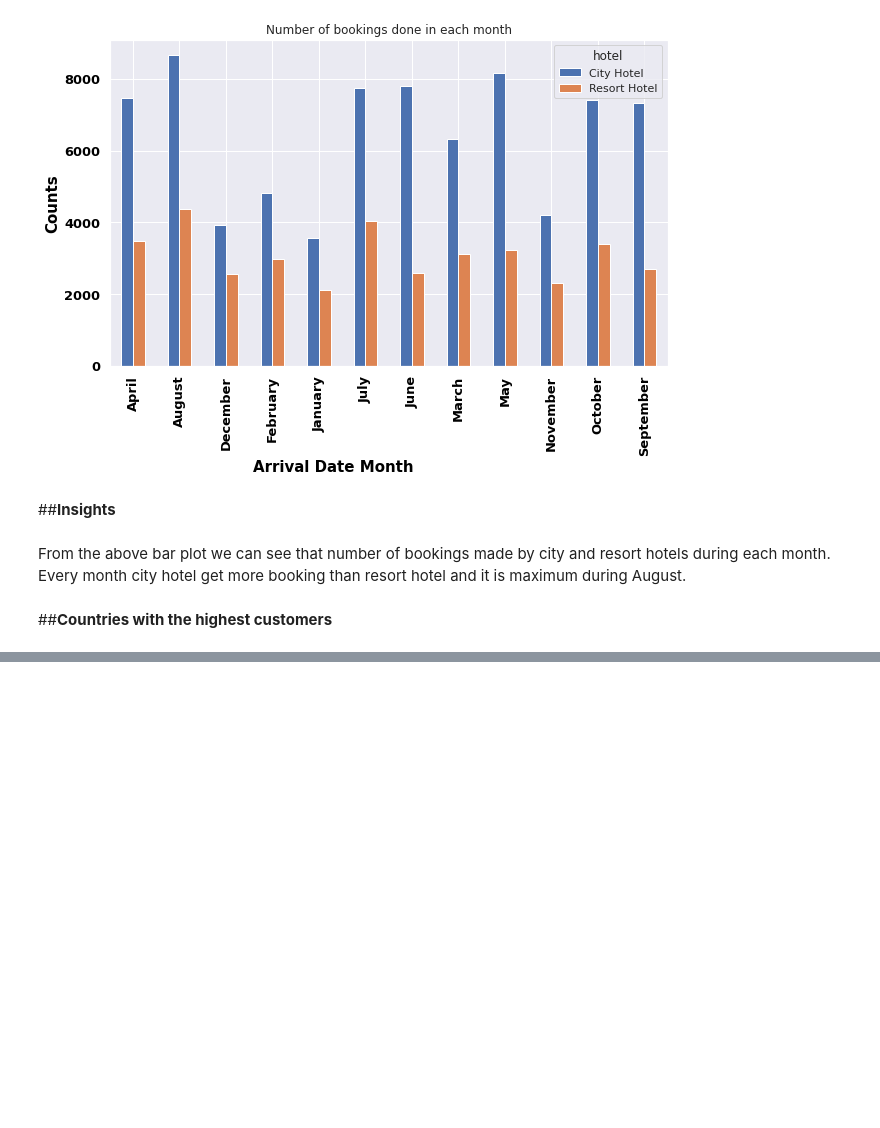
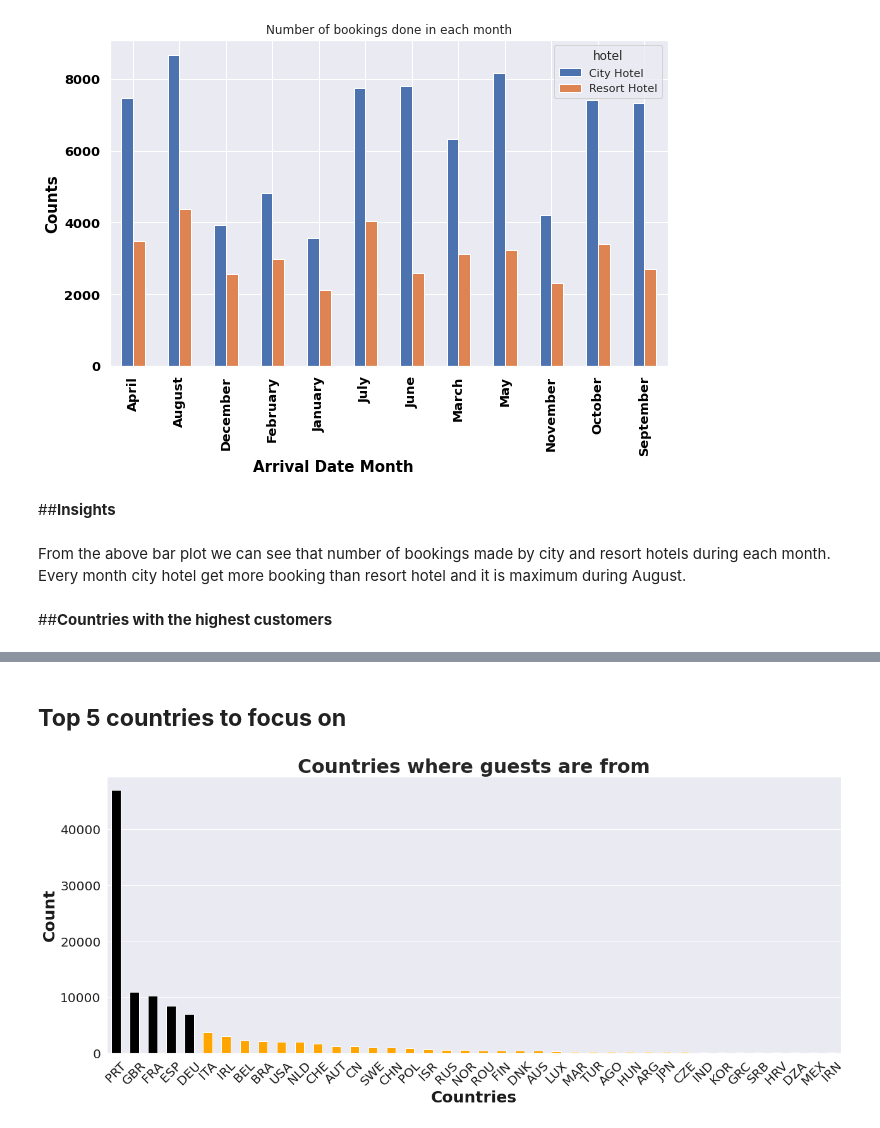
Before and after one commit to Kushan1001/Hotel-booking-data-analysis, a Jupyter notebook: Hotel_Booking_Analysis(Compiled).ipynb, the cells around one changed output, grey strips where cells are left out. Drawn from its saved outputs; the diff is of its cells as text; code cells hidden in the pictures; blank space fills up the shorter version.

```diff
--- a/Hotel_Booking_Analysis(Compiled).ipynb
+++ b/Hotel_Booking_Analysis(Compiled).ipynb
@@ -865,3 +869,5 @@ fig_country.update_layout(title_text='Number of Records by Countries',
 fig_country.show()
 # %% [output]
 [interactive output not drawn]
+# %% [markdown]
+## **Top 5 countries to focus on**
@@ -867,0 +877,12 @@ fig_country.show()
+# %%
+# top 10 countries to focus on
+hotel_df['country'].value_counts()[:40].plot(kind='bar',figsize = (18,8),color=clrs);
+plt.grid(axis = 'x')
+plt.title('Countries where guests are from',fontsize=30,fontweight="bold")
+plt.xlabel('Countries',fontsize=25,fontweight="bold",color='k')
+plt.ylabel('Count',fontsize=25,fontweight="bold",color='k')
+plt.xticks(color='k',fontsize=20,rotation=45)
+plt.yticks(color='k',fontsize=20)
+plt.tight_layout()
+# %% [output]
+[figure, added]
```
Also changed, not shown: parts of 42 cells of this notebook.
